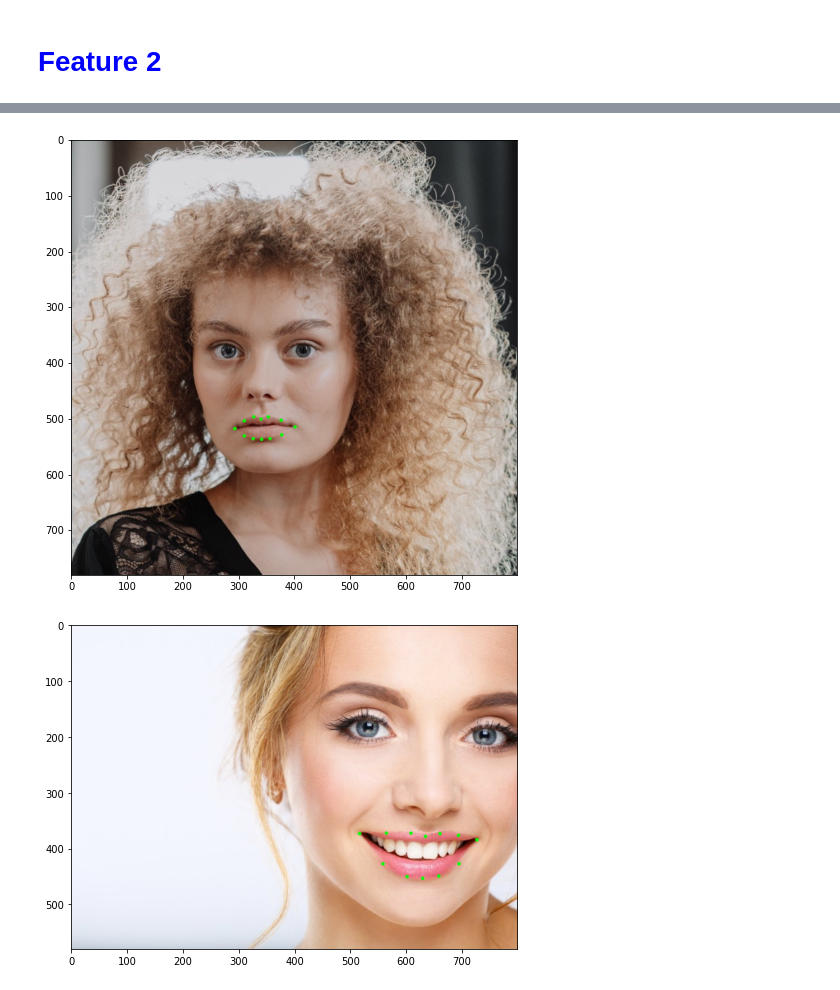
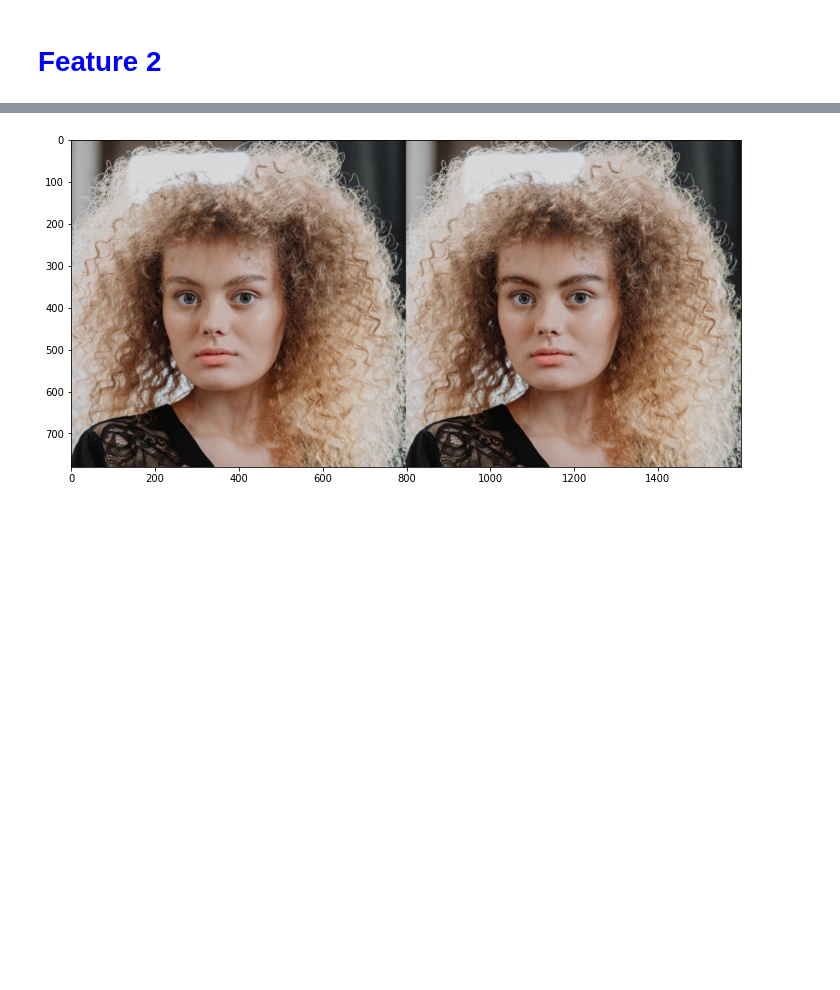
Before and after one commit to vince-CV/cv-facial-landmarks-applications, a Jupyter notebook: Virtual Makeup/virtual-makeup.ipynb, the cells around one changed output, grey strips where cells are left out. Drawn from its saved outputs; the diff is of its cells as text; code cells hidden in the pictures; blank space fills up the shorter version.

```diff
--- a/Virtual Makeup/virtual-makeup.ipynb
+++ b/Virtual Makeup/virtual-makeup.ipynb
@@ -199,24 +100,47 @@ Write code for the second feature you want to implement from the above list. Dis
-# %%
-im = cv2.imread("girl-no-makeup.jpg" )
-im_smile = cv2.imread("smiling.jpg")
-
-imDlib = cv2.cvtColor(im, cv2.COLOR_BGR2RGB)
-imDlib_smile = cv2.cvtColor(im_smile, cv2.COLOR_BGR2RGB)
-
-points_im = fbc.getLandmarks(faceDetector, landmarkDetector, imDlib)
-points_smile = fbc.getLandmarks(faceDetector, landmarkDetector, imDlib_smile)
-
-
-selectedIndex = [48, 49, 50, 51, 52, 53,54,55, 56, 57, 58, 59]
-
-for p in selectedIndex:
-    cv2.circle(imDlib, points_im[p], 3, (0, 255, 0), -1)
-    cv2.circle(imDlib_smile, points_smile[p], 3, (0, 255, 0), -1)
-plt.imshow(imDlib)
-plt.show()
-
-plt.imshow(imDlib_smile)
-plt.show()
-# %% [output]
-[figure, removed]
-[figure, removed]
+# %%
+im = cv2.imread("image.jpg" )
+
+imDlib = cv2.cvtColor(im, cv2.COLOR_BGR2RGB)
+img1Warped = np.copy(imDlib)
+
+landmarks = fbc.getLandmarks(faceDetector, landmarkDetector, imDlib)
+
+selectedIndex_upper_lip  = [ 17, 18, 19, 20, 21]
+selectedIndex_botto_lip  = [ 22, 23, 24, 25, 26]
+
+
+hull1, hull2 = [], []
+
+for i in selectedIndex_upper_lip:
+    hull1.append(landmarks[i])
+
+for i in selectedIndex_botto_lip:
+    hull2.append(landmarks[i])
+
+
+mask1 = np.zeros(imDlib.shape, dtype=imDlib.dtype)
+cv2.polylines(mask1, np.array([hull1], dtype=np.int32), False, (250, 250, 250), 5)
+
+mask2 = np.zeros(imDlib.shape, dtype=imDlib.dtype)
+cv2.polylines(mask2, np.array([hull2], dtype=np.int32), False, (250, 250, 250), 5)
+
+mask = cv2.addWeighted(mask1, 1, mask2, 1, 0.0)
+
+# Blurring face mask to alpha blend to hide seams
+maskHeight, maskWidth = mask.shape[0:2]
+maskSmall = cv2.resize(mask, (256, int(maskHeight*256.0/maskWidth)))
+maskSmall = cv2.erode(maskSmall, (-1, -1), 21)
+maskSmall = cv2.GaussianBlur(maskSmall, (11, 11), 0, 0)
+mask = cv2.resize(maskSmall, (maskWidth, maskHeight))
+
+feature_image = cv2.addWeighted(mask, -0.6, imDlib, 1, 0.0)
+displayImage = np.hstack((imDlib, feature_image))
+
+feature_image = cv2.cvtColor(feature_image, cv2.COLOR_RGB2BGR)
+cv2.imwrite("image.jpg", feature_image)
+
+plt.figure(figsize = (12, 12))
+plt.imshow(displayImage)
+plt.show()
+# %% [output]
+[figure, added]
```
Also changed, not shown: parts of 12 cells of this notebook, 5 other files.
